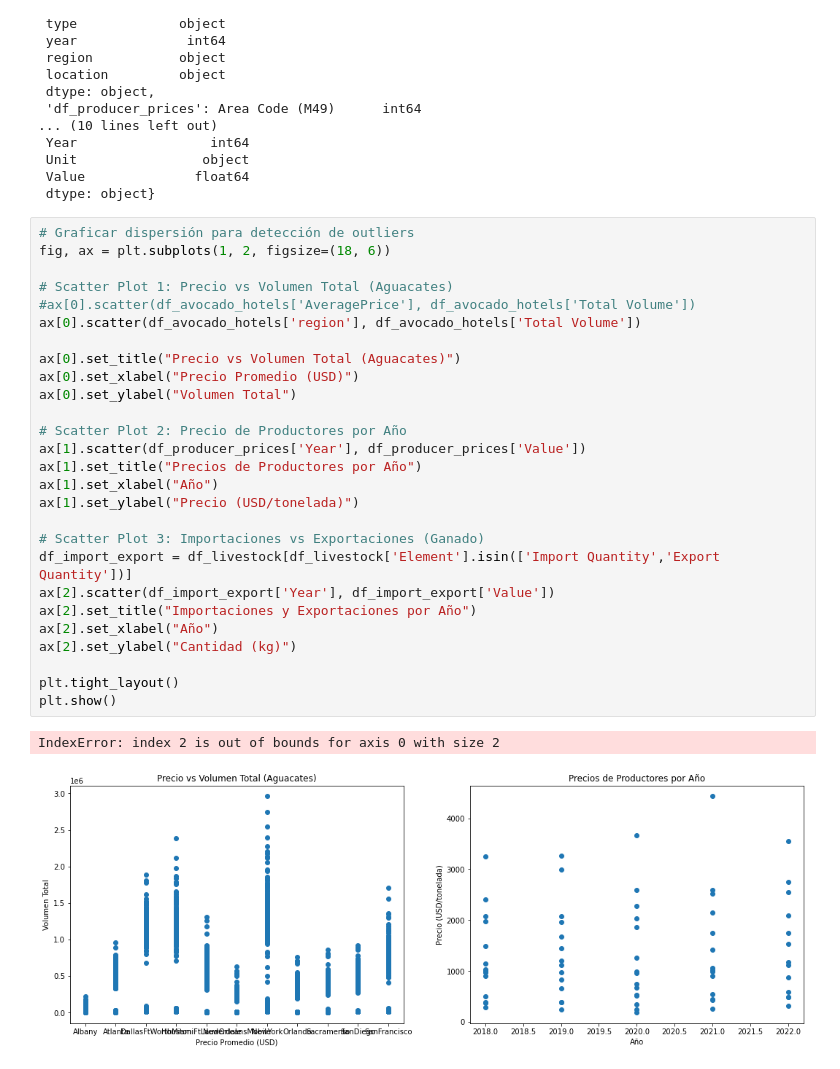
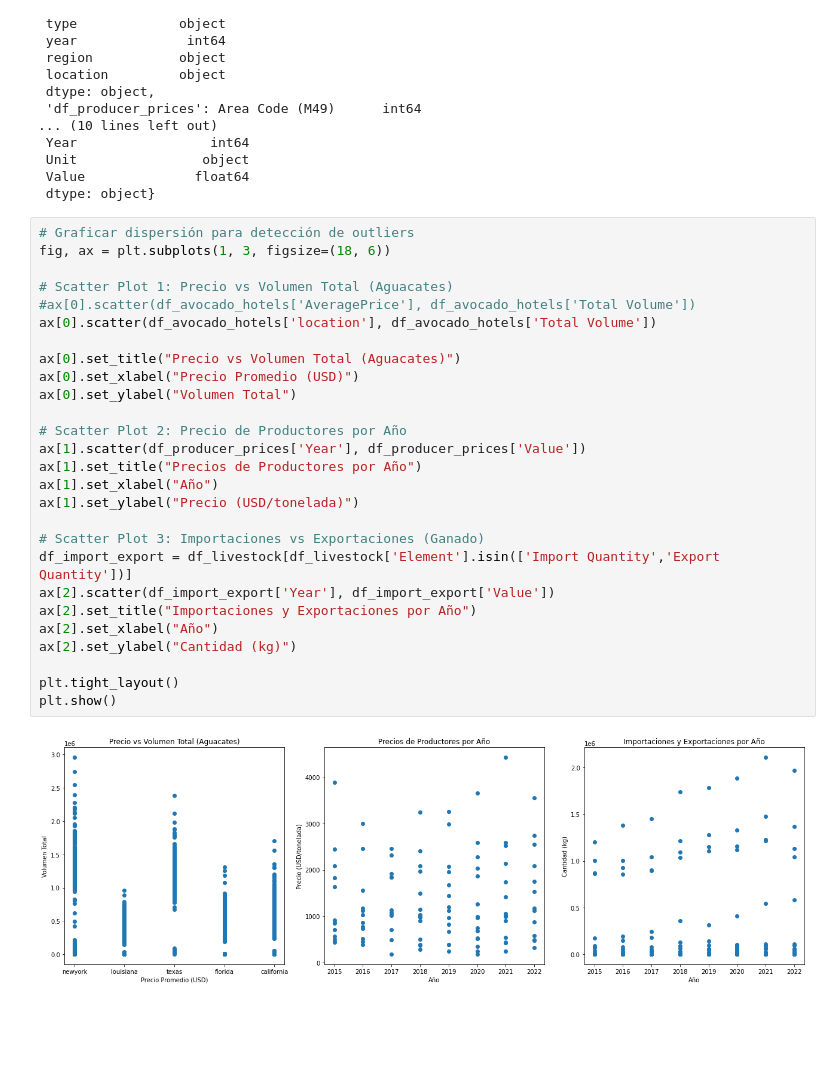
Before and after one commit to Julix4/AvoEconomics, a Jupyter notebook: analisis-calidad-datos-y-outliers.ipynb, the cells around one changed output. Cells and saved outputs as stored; diff of their text form; blank space fills up the shorter version.

```diff
--- a/analisis-calidad-datos-y-outliers.ipynb
+++ b/analisis-calidad-datos-y-outliers.ipynb
@@ -91,34 +91,33 @@ units_check
  dtype: object}
 # %%
 # Graficar dispersión para detección de outliers
-fig, ax = plt.subplots(1, 2, figsize=(18, 6))
+fig, ax = plt.subplots(1, 3, figsize=(18, 6))
 
 # Scatter Plot 1: Precio vs Volumen Total (Aguacates)
 #ax[0].scatter(df_avocado_hotels['AveragePrice'], df_avocado_hotels['Total Volume'])
-ax[0].scatter(df_avocado_hotels['region'], df_avocado_hotels['Total Volume'])
+ax[0].scatter(df_avocado_hotels['location'], df_avocado_hotels['Total Volume'])
 
 ax[0].set_title("Precio vs Volumen Total (Aguacates)")
 ax[0].set_xlabel("Precio Promedio (USD)")
 ax[0].set_ylabel("Volumen Total")
 
 # Scatter Plot 2: Precio de Productores por Año
 ax[1].scatter(df_producer_prices['Year'], df_producer_prices['Value'])
 ax[1].set_title("Precios de Productores por Año")
 ax[1].set_xlabel("Año")
 ax[1].set_ylabel("Precio (USD/tonelada)")
 
 # Scatter Plot 3: Importaciones vs Exportaciones (Ganado)
 df_import_export = df_livestock[df_livestock['Element'].isin(['Import Quantity','Export Quantity'])]
 ax[2].scatter(df_import_export['Year'], df_import_export['Value'])
 ax[2].set_title("Importaciones y Exportaciones por Año")
 ax[2].set_xlabel("Año")
 ax[2].set_ylabel("Cantidad (kg)")
 
 plt.tight_layout()
 plt.show()
 # %% [output]
-IndexError: index 2 is out of bounds for axis 0 with size 2
-[figure, old version]
+[figure, new version]
 # %%
 # Verificar fechas comunes
 date_check = {
```
Also changed, not shown: parts of 3 cells of this notebook.
